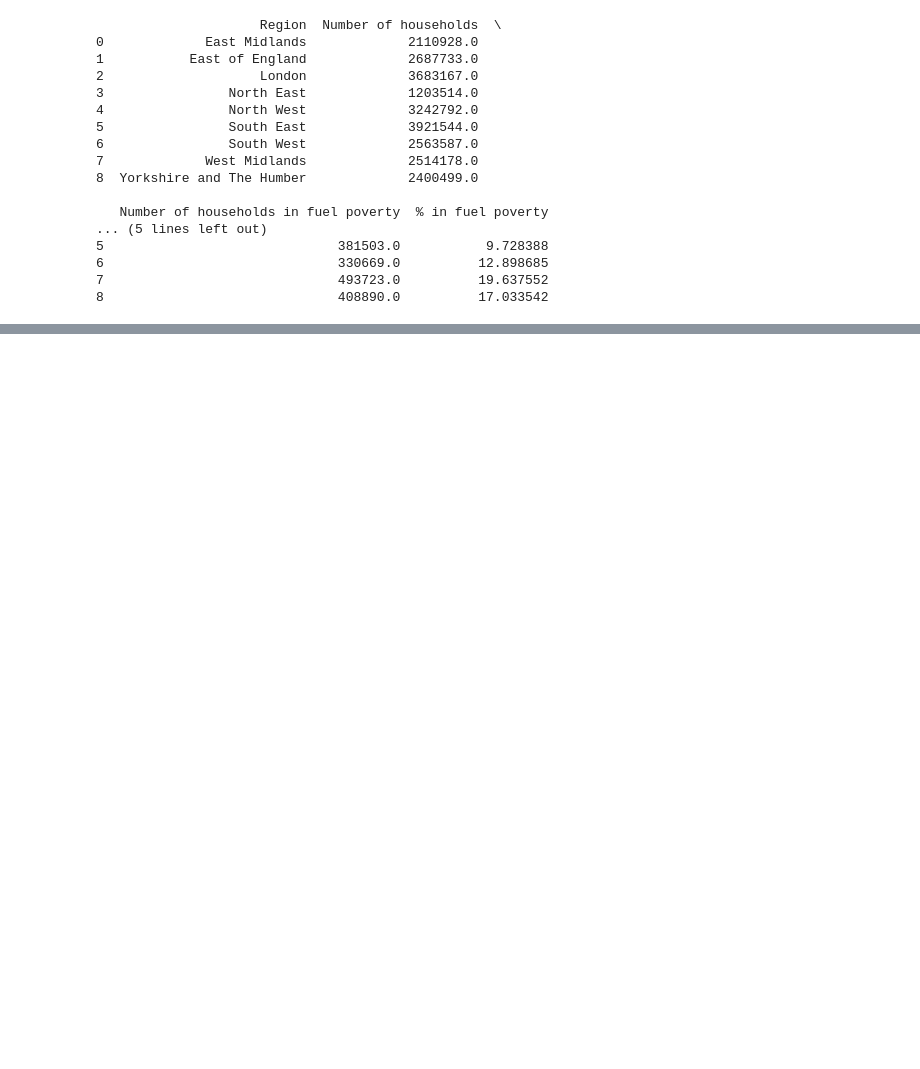
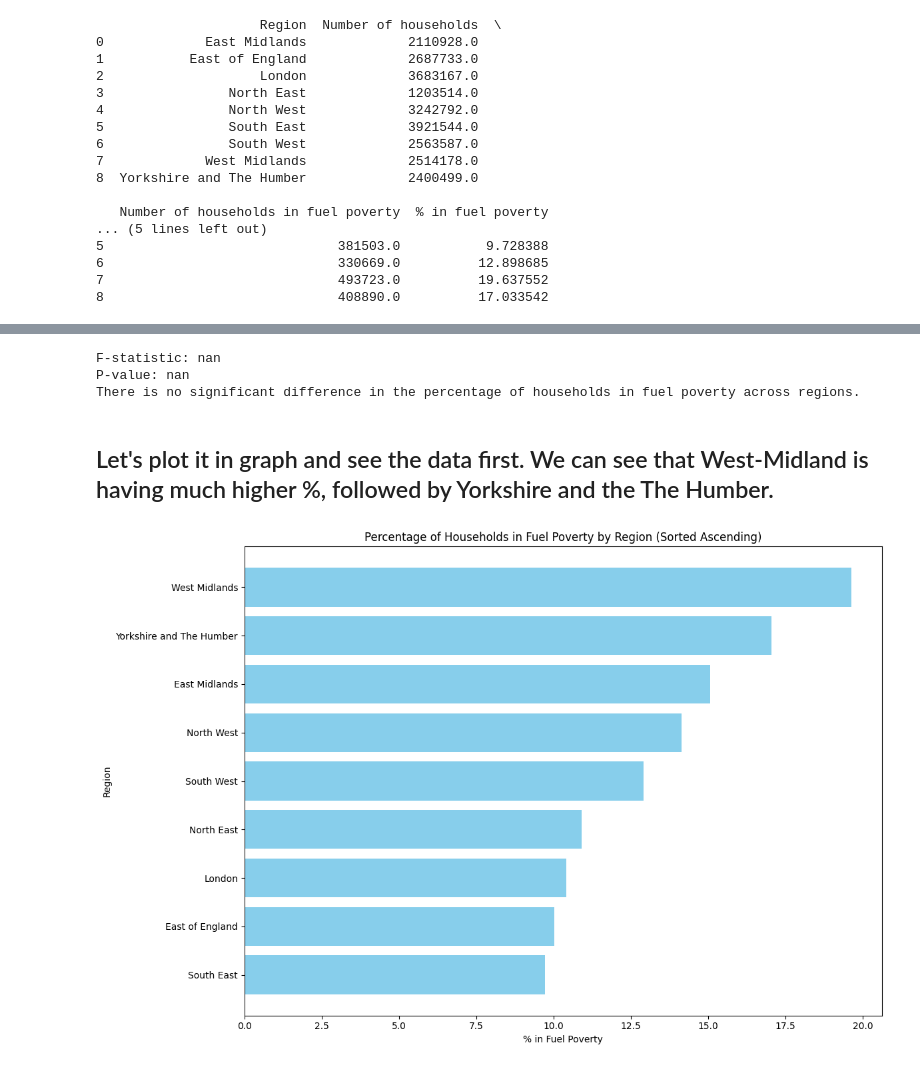
Before and after one commit to Tom-Yuen/TomY_Little_Projects, a Jupyter notebook: UK_Fuel_Poverty_2024.ipynb, the cells around one changed output, grey strips where cells are left out. Cells and saved outputs as stored; diff of their text form; code cells hidden in the pictures; blank space fills up the shorter version.

```diff
--- a/UK_Fuel_Poverty_2024.ipynb
+++ b/UK_Fuel_Poverty_2024.ipynb
@@ -12,6 +15,9 @@ df = pd.read_excel(url, sheet_name="Table 3", skiprows=2, header=0)
 # Drop the row where 'LSOA' column has the value 'Back to contents'
 df = df[df['LSOA Code'] != 'Back to contents']
 
+# Drop the row where 'Proportion of households fuel poor (%)' is 'England'
+df = df[df['Proportion of households fuel poor (%)'] != 'England']
+
 # Display the DataFrame
 print(df)
 # %% [output]
@@ -64,0 +73,45 @@ print(grouped_df)
+# %%
+import scipy.stats as stats
+
+# Prepare lists of percentages for each region
+regions = grouped_df['Region'].unique()
+data_lists = [grouped_df[grouped_df['Region'] == region]['% in fuel poverty'].values for region in regions]
+
+# Perform ANOVA test
+f_stat, p_value = stats.f_oneway(*data_lists)
+
+print(f"F-statistic: {f_stat}")
+print(f"P-value: {p_value}")
+
+# Interpret the results
+if p_value < 0.05:
+    print("There is a significant difference in the percentage of households in fuel poverty across regions.")
+else:
+    print("There is no significant difference in the percentage of households in fuel poverty across regions.")
+# %% [output]
+F-statistic: nan
+P-value: nan
+There is no significant difference in the percentage of households in fuel poverty across regions.
+# %% [markdown]
+## Let's plot it in graph and see the data first. We can see that West-Midland is having much higher %, followed by Yorkshire and the The Humber.
+# %%
+import pandas as pd
+import matplotlib.pyplot as plt
+
+# Sort the DataFrame by '% in fuel poverty' in ascending order
+sorted_df = grouped_df.sort_values(by='% in fuel poverty')
+
+# Plot using matplotlib
+plt.figure(figsize=(12, 8))
+plt.barh(sorted_df['Region'], sorted_df['% in fuel poverty'], color='skyblue')
+
+# Add labels and title
+plt.xlabel('% in Fuel Poverty')
+plt.ylabel('Region')
+plt.title('Percentage of Households in Fuel Poverty by Region (Sorted Ascending)')
+plt.tight_layout()
+
+# Show the plot
+plt.show()
+# %% [output]
+[figure, added]
```
Also changed, not shown: parts of 5 cells of this notebook.
